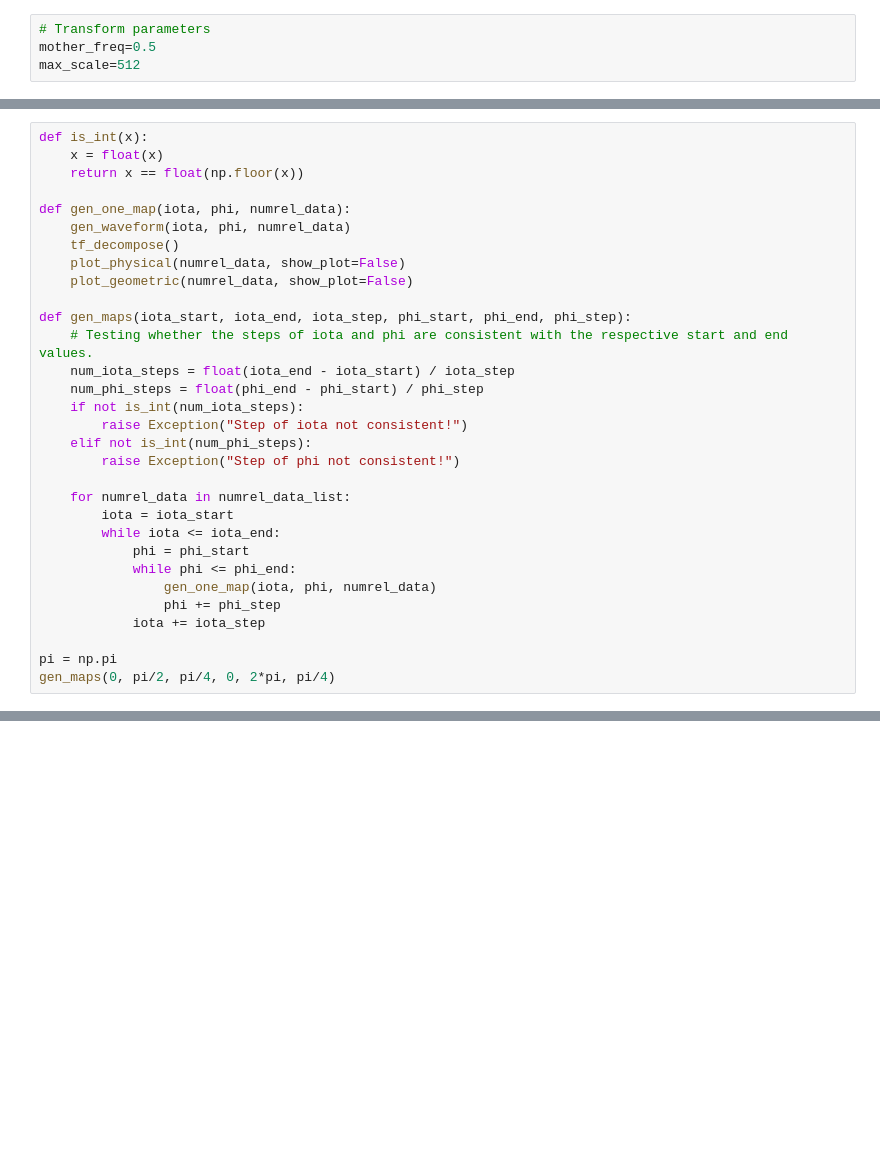
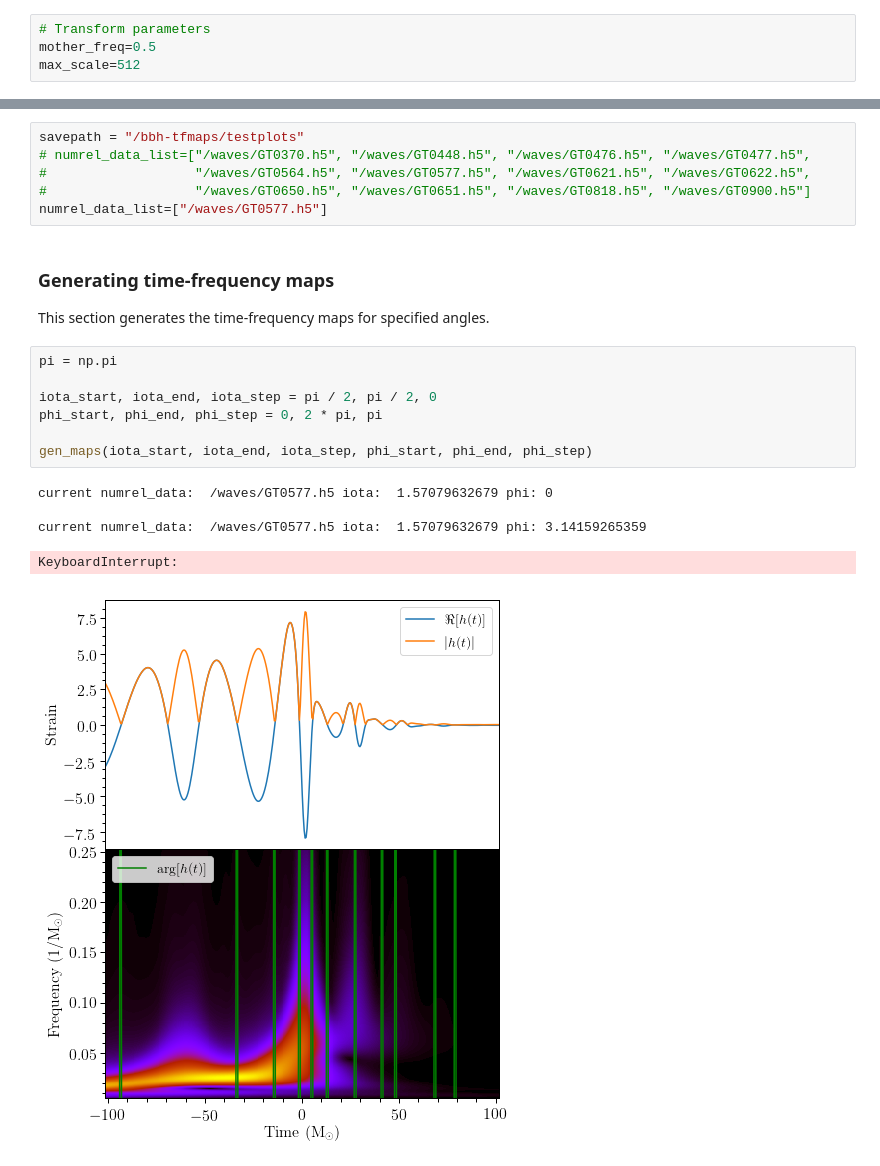
Before and after one commit to benxgh1996/bbh-tfmaps, a Jupyter notebook: bbh-maps-x.ipynb, the cells around one changed output, grey strips where cells are left out. Cells and saved outputs as stored; diff of their text form; blank space fills up the shorter version.

```diff
--- a/bbh-maps-x.ipynb
+++ b/bbh-maps-x.ipynb
@@ -166,31 +339,0 @@ Generate physical and geometric time-frequency maps for multiple combinations of
-# %%
-def is_int(x):
-    x = float(x)
-    return x == float(np.floor(x))
-
-def gen_one_map(iota, phi, numrel_data):
-    gen_waveform(iota, phi, numrel_data)
-    tf_decompose()
-    plot_physical(numrel_data, show_plot=False)
-    plot_geometric(numrel_data, show_plot=False)
-
-def gen_maps(iota_start, iota_end, iota_step, phi_start, phi_end, phi_step):
-    # Testing whether the steps of iota and phi are consistent with the respective start and end values.
-    num_iota_steps = float(iota_end - iota_start) / iota_step
-    num_phi_steps = float(phi_end - phi_start) / phi_step
-    if not is_int(num_iota_steps):
-        raise Exception("Step of iota not consistent!")
-    elif not is_int(num_phi_steps):
-        raise Exception("Step of phi not consistent!")
-
-    for numrel_data in numrel_data_list:
-        iota = iota_start
-        while iota <= iota_end:
-            phi = phi_start
-            while phi <= phi_end:
-                gen_one_map(iota, phi, numrel_data)
-                phi += phi_step
-            iota += iota_step
-
-pi = np.pi
-gen_maps(0, pi/2, pi/4, 0, 2*pi, pi/4)
@@ -322,0 +344,22 @@ def plot_geometric(numrel_data, show_plot=True):
+# %%
+savepath = "/bbh-tfmaps/testplots"
+# numrel_data_list=["/waves/GT0370.h5", "/waves/GT0448.h5", "/waves/GT0476.h5", "/waves/GT0477.h5",
+#                   "/waves/GT0564.h5", "/waves/GT0577.h5", "/waves/GT0621.h5", "/waves/GT0622.h5",
+#                   "/waves/GT0650.h5", "/waves/GT0651.h5", "/waves/GT0818.h5", "/waves/GT0900.h5"]
+numrel_data_list=["/waves/GT0577.h5"]
+# %% [markdown]
+### Generating time-frequency maps
+This section generates the time-frequency maps for specified angles.
+# %%
+pi = np.pi
+
+iota_start, iota_end, iota_step = pi / 2, pi / 2, 0
+phi_start, phi_end, phi_step = 0, 2 * pi, pi
+
+gen_maps(iota_start, iota_end, iota_step, phi_start, phi_end, phi_step)
+# %% [output]
+current numrel_data:  /waves/GT0577.h5 iota:  1.57079632679 phi: 0
+
+current numrel_data:  /waves/GT0577.h5 iota:  1.57079632679 phi: 3.14159265359
+KeyboardInterrupt:
+[figure, added]
```
Also changed, not shown: parts of 26 cells of this notebook, 3 other files.
